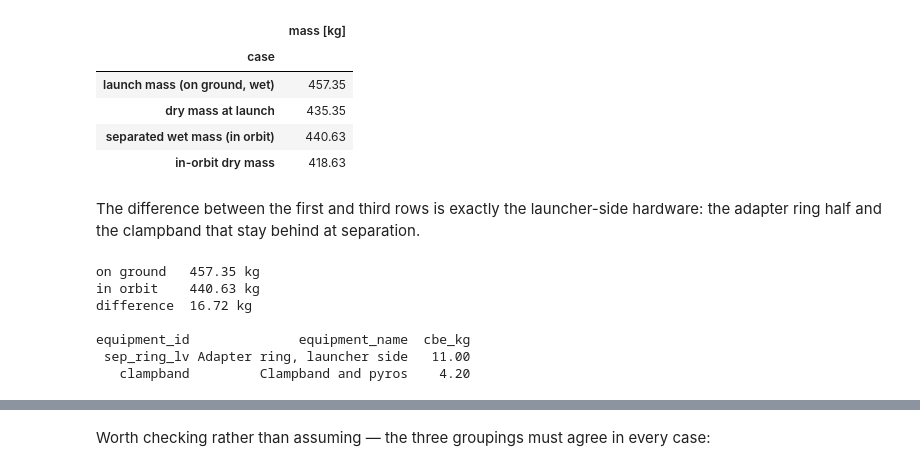
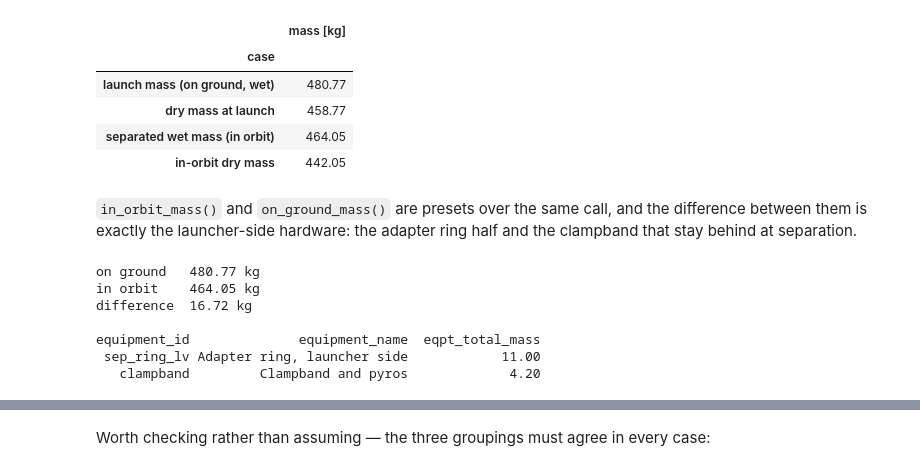
Before and after one commit to egemenimre/quicksat, a Jupyter notebook: sample/mass_budget.ipynb, the cells around one changed output, grey strips where cells are left out. Drawn from its saved outputs; the diff is of its cells as text; code cells hidden in the pictures.

```diff
--- a/sample/mass_budget.ipynb
+++ b/sample/mass_budget.ipynb
@@ -24,0 +31,5 @@ f"{len(budget.equipment)} rows, harness included"
+# %%
+DATA = Path("sample") / "data"
+mass_data = MassBudget.from_csv(DATA / "equipment.csv", DATA / "budget_config.yaml")
+
+f"Loaded mass data file and config: {len(mass_data.equipment)} rows, harness included"
@@ -71,45 +82,41 @@ the four masses usually quoted for a satellite.
 # %%
 cases = {
-    "launch mass (on ground, wet)": (MassCase.ON_GROUND, True),
-    "dry mass at launch": (MassCase.ON_GROUND, False),
-    "separated wet mass (in orbit)": (MassCase.IN_ORBIT, True),
-    "in-orbit dry mass": (MassCase.IN_ORBIT, False),
+    "launch mass (on ground, wet)": dict(in_orbit=False, wet=True),
+    "dry mass at launch": dict(in_orbit=False, wet=False),
+    "separated wet mass (in orbit)": dict(in_orbit=True, wet=True),
+    "in-orbit dry mass": dict(in_orbit=True, wet=False),
 }
 
 pd.DataFrame(
     [
-        {
-            "case": label,
-            "mass [kg]": budget.total(case=case, with_propellant=wet).to("kg").magnitude,
-        }
-        for label, (case, wet) in cases.items()
+        {"case": label, "mass [kg]": mass_data.total_mass(**flags).to("kg").magnitude}
+        for label, flags in cases.items()
     ]
 ).set_index("case")
 # %% [output]
 |  | mass [kg] |
 | case |  |
-| launch mass (on ground, wet) | 457.35 |
-| dry mass at launch | 435.35 |
-| separated wet mass (in orbit) | 440.63 |
-| in-orbit dry mass | 418.63 |
+| launch mass (on ground, wet) | 480.77 |
+| dry mass at launch | 458.77 |
+| separated wet mass (in orbit) | 464.05 |
+| in-orbit dry mass | 442.05 |
 # %% [markdown]
-The difference between the first and third rows is exactly the launcher-side hardware:
-the adapter ring half and the clampband that stay behind at separation.
+`in_orbit_mass()` and `on_ground_mass()` are presets over the same call, and the difference between them is exactly the launcher-side hardware: the adapter ring half and the clampband that stay behind at separation.
 # %%
-on_ground = budget.total(case=MassCase.ON_GROUND).to("kg")
-in_orbit = budget.total(case=MassCase.IN_ORBIT).to("kg")
+on_ground = mass_data.on_ground_mass()
+in_orbit = mass_data.in_orbit_mass()
 
-left_behind = budget.equipment.query("location == 'Launcher'")
+left_behind = mass_data.equipment.query("location == 'Launcher'")
 print(f"on ground   {on_ground:~.2f}")
 print(f"in orbit    {in_orbit:~.2f}")
 print(f"difference  {(on_ground - in_orbit):~.2f}")
 print()
-print(left_behind[["equipment_id", "equipment_name", "cbe_kg"]].to_string(index=False))
+print(left_behind[["equipment_id", "equipment_name", "eqpt_total_mass"]].to_string(index=False))
 # %% [output]
-on ground   457.35 kg
-in orbit    440.63 kg
+on ground   480.77 kg
+in orbit    464.05 kg
 difference  16.72 kg
 
-equipment_id              equipment_name  cbe_kg
- sep_ring_lv Adapter ring, launcher side   11.00
-   clampband         Clampband and pyros    4.20
+equipment_id              equipment_name  eqpt_total_mass
+ sep_ring_lv Adapter ring, launcher side            11.00
+   clampband         Clampband and pyros             4.20
```
Also changed, not shown: parts of 29 cells of this notebook, 7 other files.
